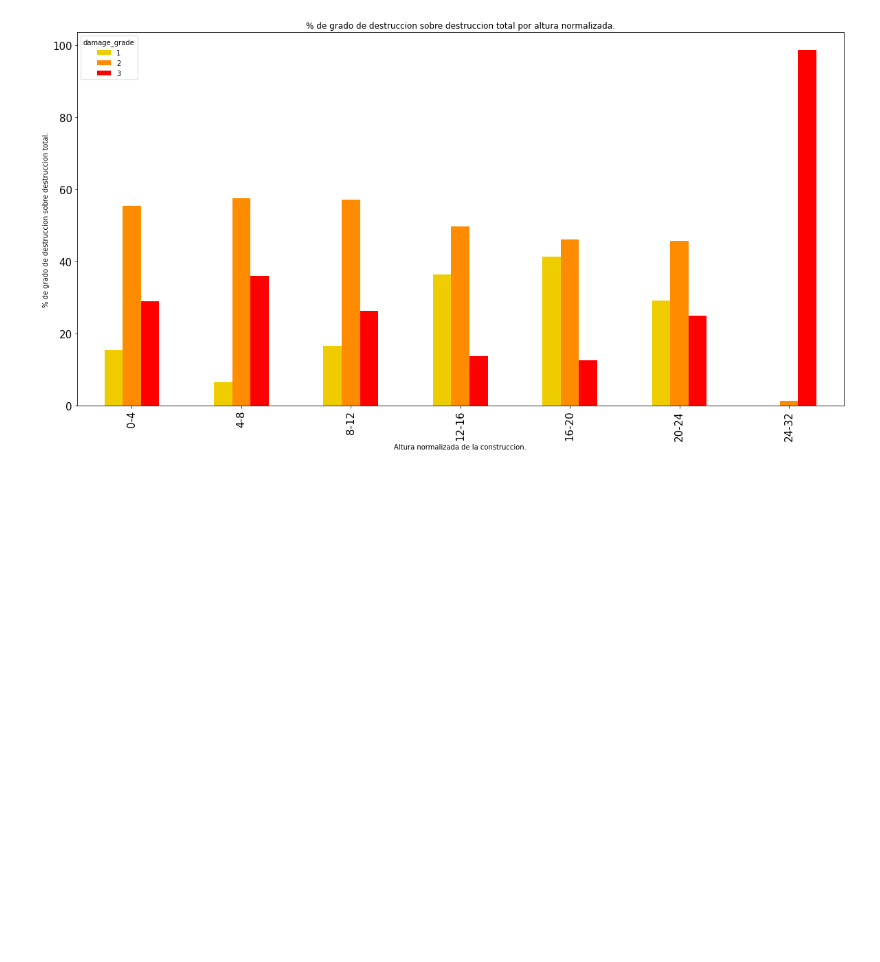
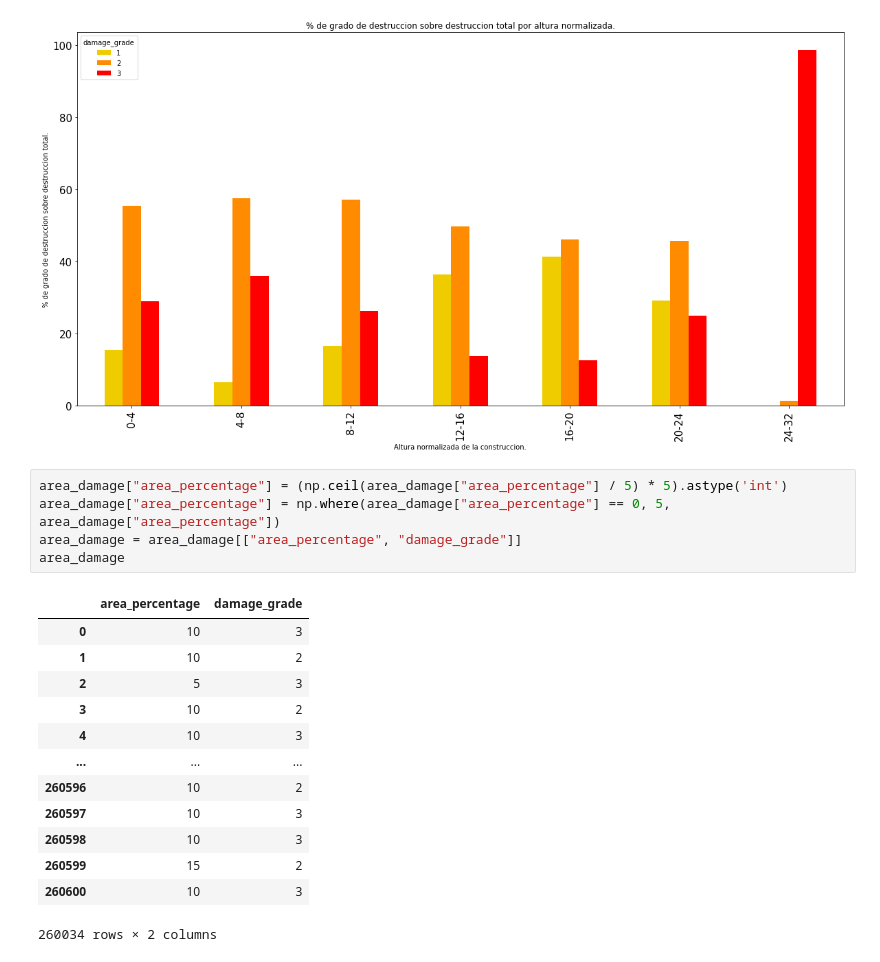
Before and after one commit to joaquinfontela/OrganizacionDeDatos-TP1, a Jupyter notebook: src/Continuous.ipynb, the cells around one changed output. Cells and saved outputs as stored; diff of their text form; blank space fills up the shorter version.

```diff
--- a/src/Continuous.ipynb
+++ b/src/Continuous.ipynb
@@ -279,3 +279,22 @@ height_damage_pivot.plot(kind = "bar",\
 # %% [output]
 <AxesSubplot:title={'center':'% de grado de destruccion sobre destruccion total por altura normalizada.'}, xlabel='Altura normalizada de la construccion.', ylabel='% de grado de destruccion sobre dest ...
 [figure]
+# %%
+area_damage["area_percentage"] = (np.ceil(area_damage["area_percentage"] / 5) * 5).astype('int')
+area_damage["area_percentage"] = np.where(area_damage["area_percentage"] == 0, 5, area_damage["area_percentage"])
+area_damage = area_damage[["area_percentage", "damage_grade"]]
+area_damage
+# %% [output]
+|  | area_percentage | damage_grade |
+| 0 | 10 | 3 |
+| 1 | 10 | 2 |
+| 2 | 5 | 3 |
+| 3 | 10 | 2 |
+| 4 | 10 | 3 |
+| ... | ... | ... |
+| 260596 | 10 | 2 |
+| 260597 | 10 | 3 |
+| 260598 | 10 | 3 |
+| 260599 | 15 | 2 |
+| 260600 | 10 | 3 |
+260034 rows × 2 columns
```
Also changed, not shown: parts of 3 cells of this notebook.
